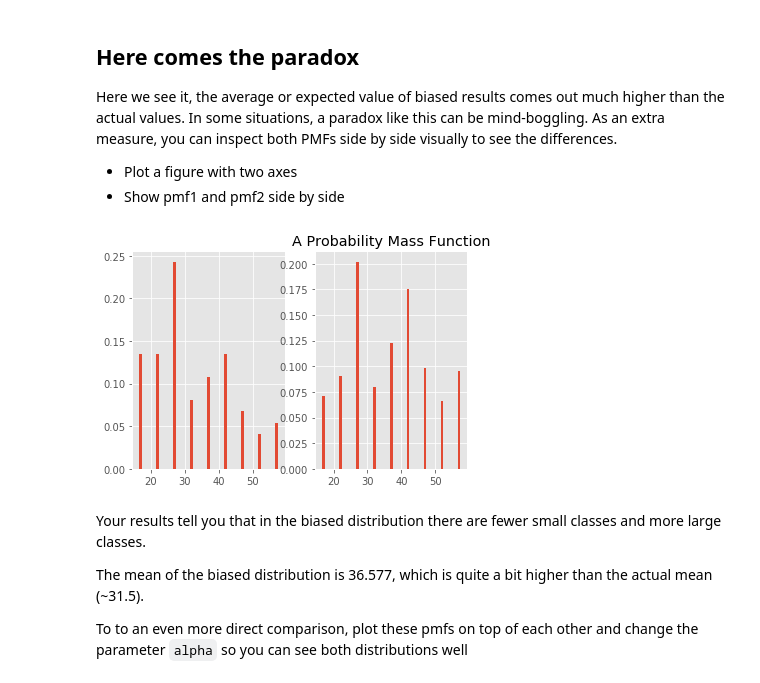
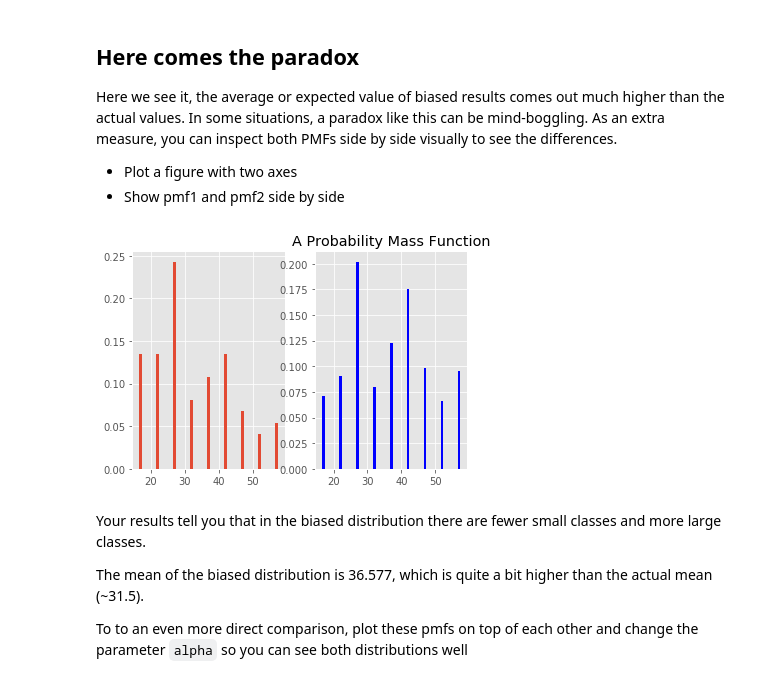
Before and after one commit to Jpeck219/dsc-probability-mass-function-lab-nyc-ds-060319, a Jupyter notebook: index.ipynb, the cells around one changed output. Cells and saved outputs as stored; diff of their text form; code cells hidden in the pictures.

```diff
--- a/index.ipynb
+++ b/index.ipynb
@@ -158,15 +158,15 @@ Here we see it, the average or expected value of biased results comes out much h
 # %%
 # Plot pmfs side by side
 fig, ax = plt.subplots(1, 2)
 plt.style.use('ggplot')
 
 ax[0].bar(sizes, pmf);
 plt.title("A Probability Mass Function");
 
-ax[1].bar(sizes, pmf2, color = 'bl');
-#plt.title("A biased Probability Mass Function");
+ax[1].bar(sizes, pmf2, color = 'blue');
+plt.title("A biased Probability Mass Function");
 # %% [output]
-[figure, old version]
+[figure, new version]
 # %% [markdown]
 Your results tell you that in the biased distribution there are fewer small classes and more large classes.
 
```
